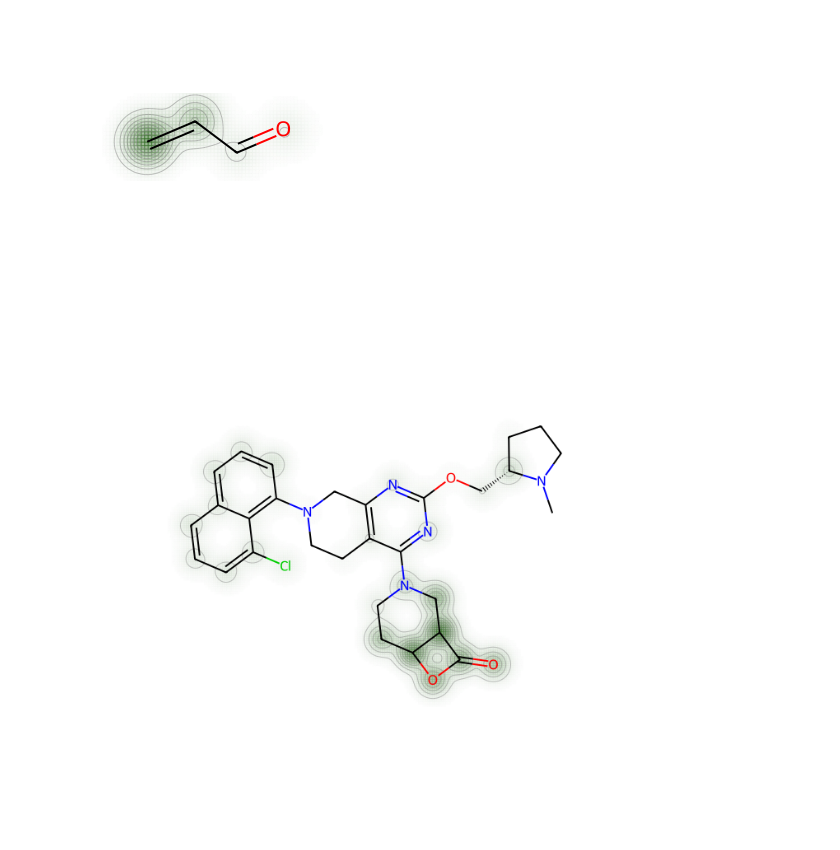
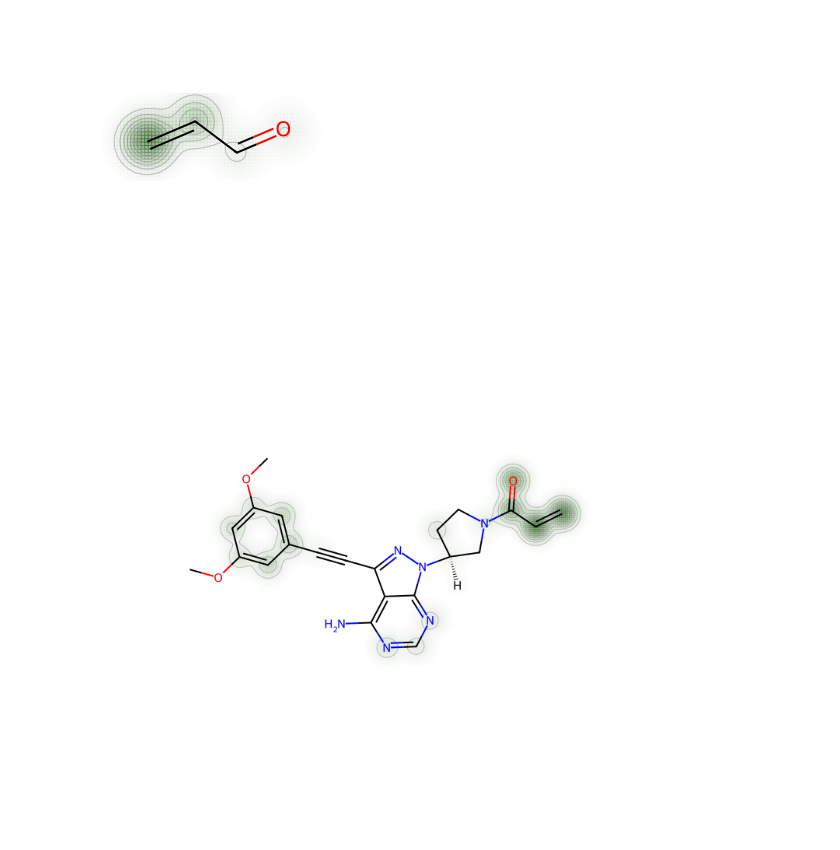
Before and after one commit to RowleyGroup/covalent-classifier, a Jupyter notebook: figure_notebooks/figures.ipynb, the cells around one changed output. Cells and saved outputs as stored; diff of their text form; code cells hidden in the pictures.

```diff
--- a/figure_notebooks/figures.ipynb
+++ b/figure_notebooks/figures.ipynb
@@ -61,16 +61,16 @@ make_gradcam_heatmap(df.InChI[4], model=model)
 # %%
 ibrutnib = "InChI=1S/C22H22N6O3/c1-4-19(29)27-8-7-15(12-27)28-22-20(21(23)24-13-25-22)18(26-28)6-5-14-9-16(30-2)11-17(10-14)31-3/h4,9-11,13,15H,1,7-8,12H2,2-3H3,(H2,23,24,25)/t15-/m0/s1"
 ganfeborole = "InChI=1S/C10H13BClNO4/c12-6-1-2-7(16-4-3-14)10-9(6)8(5-13)17-11(10)15/h1-2,8,14-15H,3-5,13H2/t8-/m1/s1"
 chembl8796 = "InChI=1S/C12H19N3O/c13-9-15-7-10(8-15)6-14-12(16)11-4-2-1-3-5-11/h10-11H,1-8H2,(H,14,16)"
 nvdp = "C1CC(N(C1)C(=O)CNCCNC2=NC=C(C=C2)C#N)C#N"
 dimefum = "InChI=1S/C6H8O4/c1-9-5(7)3-4-6(8)10-2/h3-4H,1-2H3/b4-3+"
 g12 = "ClC1=CC=CC2=CC=CC(N3CC4=C(CC3)C(N5CC6C(CC5)OC6=O)=NC(OC[C@@H]7CCCN7C)=N4)=C21"
 
 
-mol = g12
+mol = ibrutnib
 make_gradcam_heatmap(mol, model=model)
 # %% [output]
-[figure, old version]
+[figure, new version]
 # %%
 model.predict(encode(mol))
 # %% [output]
```
Also changed, not shown: parts of 3 cells of this notebook, 2 other files.
